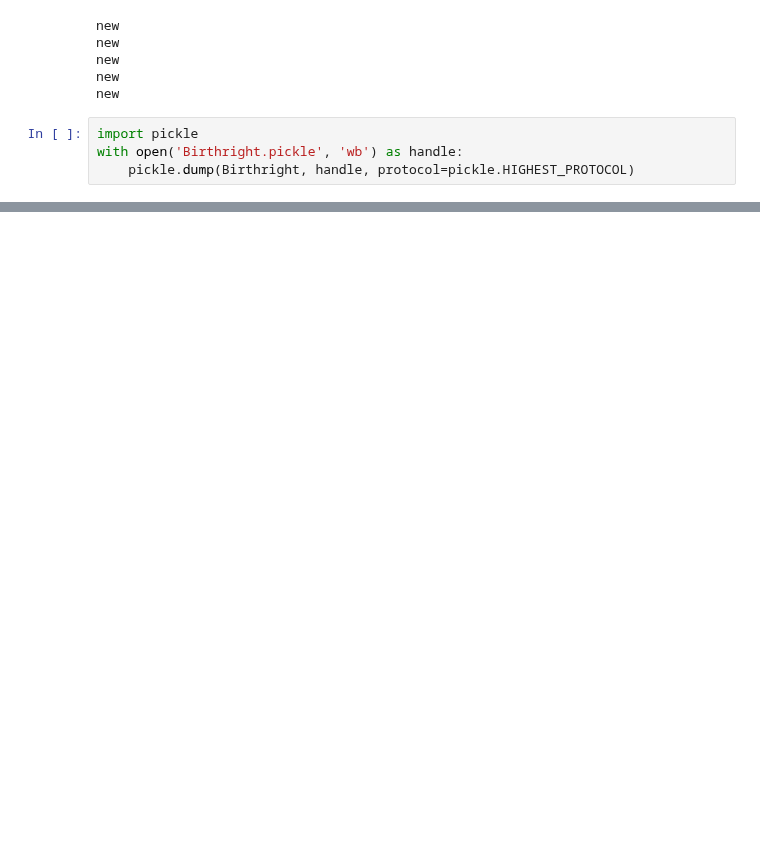
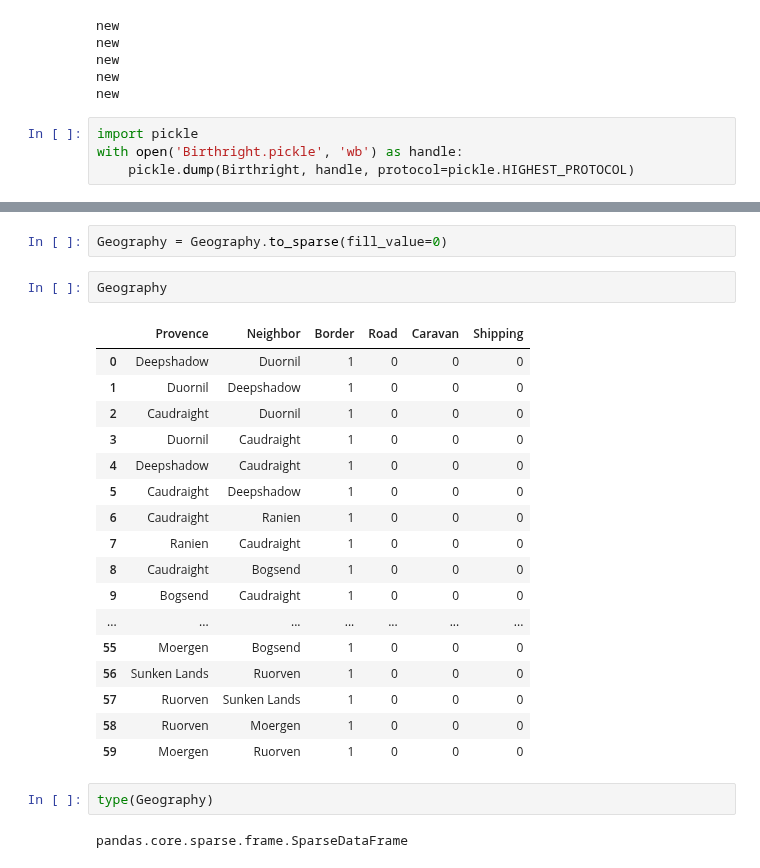
Before and after one commit to NeverForged/Regency, a Jupyter notebook: Set Up Birthright.ipynb, the cells around one changed output, grey strips where cells are left out. Cells and saved outputs as stored; diff of their text form; blank space fills up the shorter version.

```diff
--- a/Set Up Birthright.ipynb
+++ b/Set Up Birthright.ipynb
@@ -405,0 +451,26 @@ Relationships
+# %%
+Geography = Geography.to_sparse(fill_value=0)
+# %%
+Geography
+# %% [output]
+|  | Provence | Neighbor | Border | Road | Caravan | Shipping |
+| 0 | Deepshadow | Duornil | 1 | 0 | 0 | 0 |
+| 1 | Duornil | Deepshadow | 1 | 0 | 0 | 0 |
+| 2 | Caudraight | Duornil | 1 | 0 | 0 | 0 |
+| 3 | Duornil | Caudraight | 1 | 0 | 0 | 0 |
+| 4 | Deepshadow | Caudraight | 1 | 0 | 0 | 0 |
+| 5 | Caudraight | Deepshadow | 1 | 0 | 0 | 0 |
+| 6 | Caudraight | Ranien | 1 | 0 | 0 | 0 |
+| 7 | Ranien | Caudraight | 1 | 0 | 0 | 0 |
+| 8 | Caudraight | Bogsend | 1 | 0 | 0 | 0 |
+| 9 | Bogsend | Caudraight | 1 | 0 | 0 | 0 |
+| ... | ... | ... | ... | ... | ... | ... |
+| 55 | Moergen | Bogsend | 1 | 0 | 0 | 0 |
+| 56 | Sunken Lands | Ruorven | 1 | 0 | 0 | 0 |
+| 57 | Ruorven | Sunken Lands | 1 | 0 | 0 | 0 |
+| 58 | Ruorven | Moergen | 1 | 0 | 0 | 0 |
+| 59 | Moergen | Ruorven | 1 | 0 | 0 | 0 |
+# %%
+type(Geography)
+# %% [output]
+pandas.core.sparse.frame.SparseDataFrame
```
Also changed, not shown: parts of 5 cells of this notebook, 1 other file.
